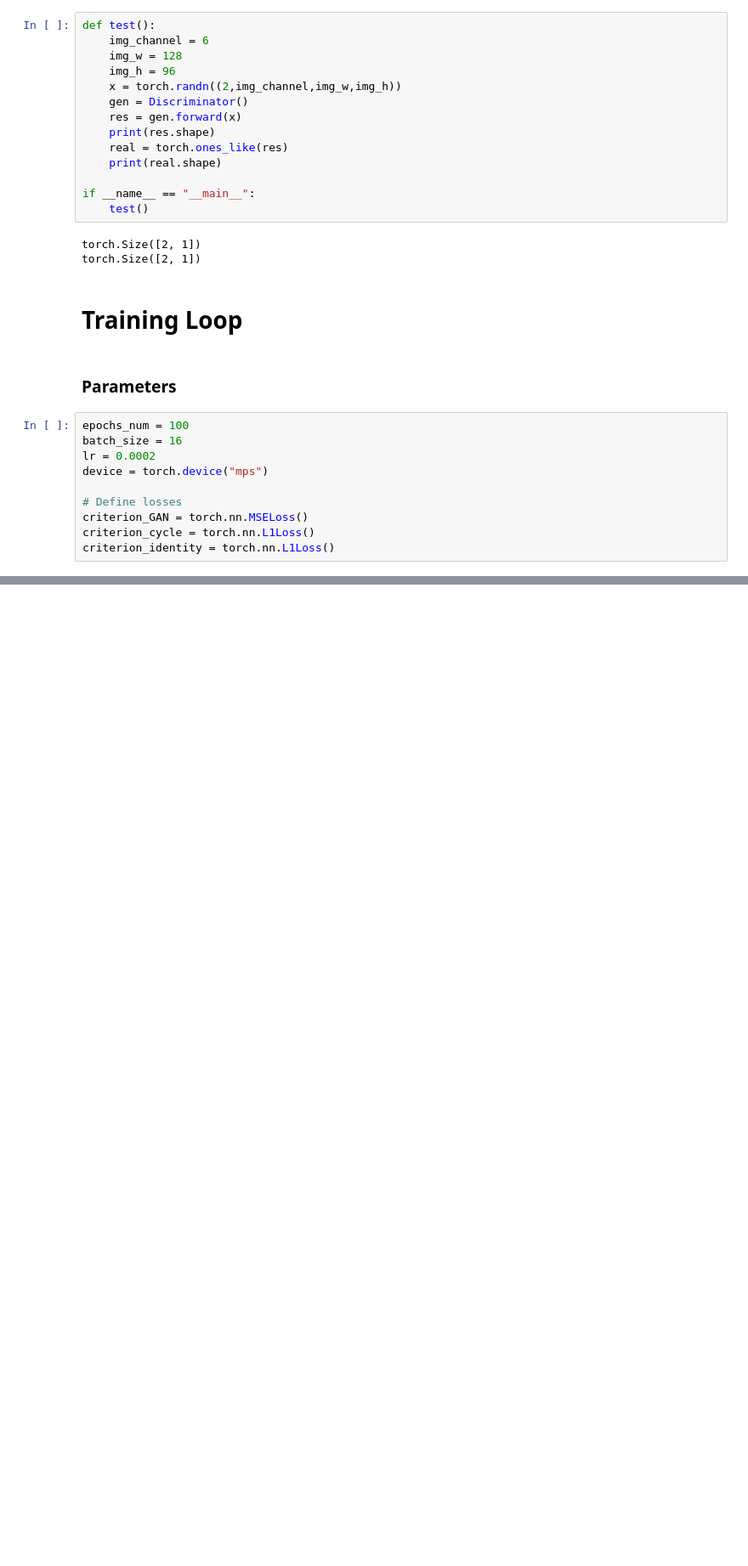
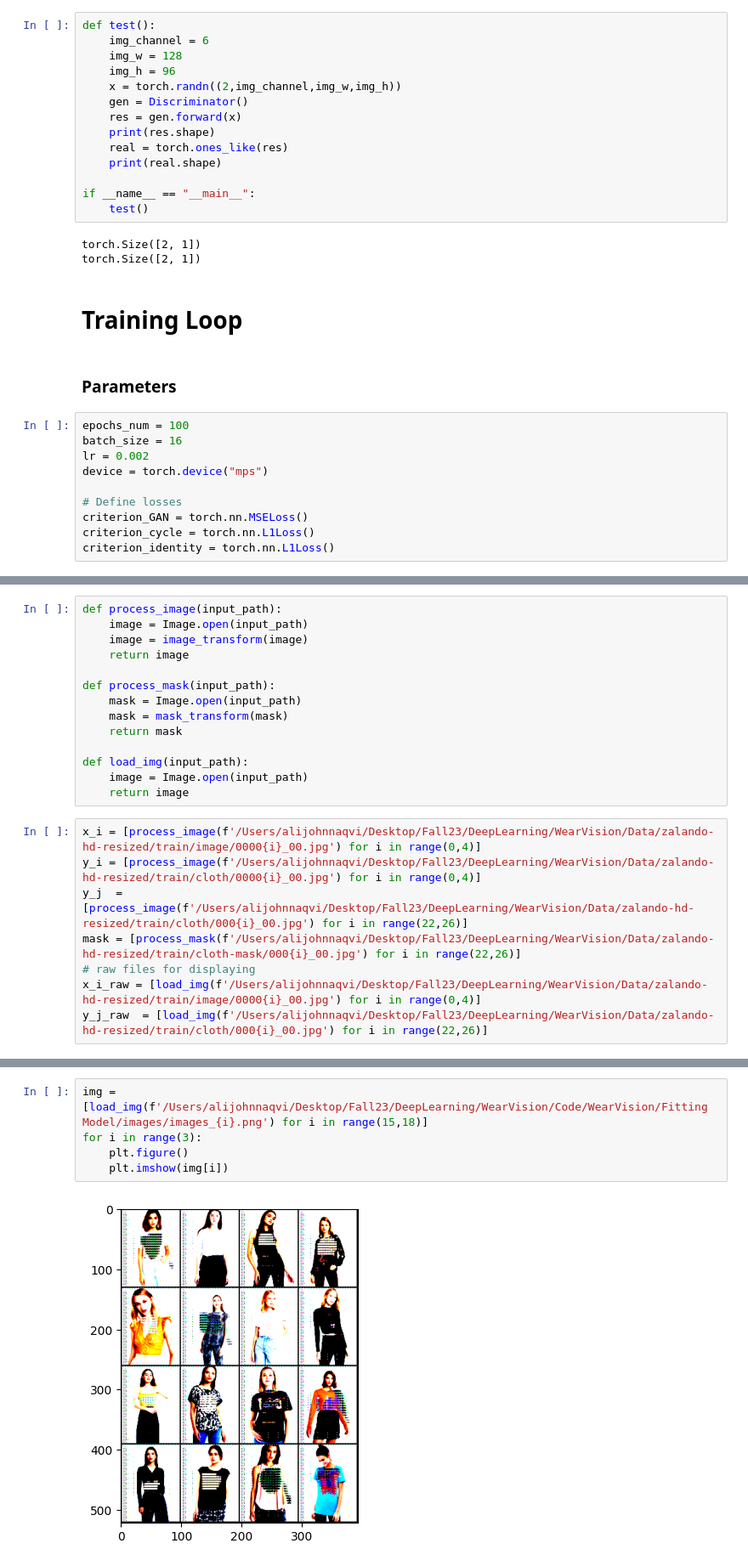
Before and after one commit to matthew-mcc/WearVision-599DeepLearning, a Jupyter notebook: Fitting Model/FittingModel.ipynb, the cells around one changed output, grey strips where cells are left out. Shown at 85% size. Saved outputs shown, nothing was run; the diff lists cells and outputs as text; blank space fills up the shorter version.

```diff
--- a/Fitting Model/FittingModel.ipynb
+++ b/Fitting Model/FittingModel.ipynb
@@ -329,7 +330,7 @@ torch.Size([2, 1])
 # %%
 epochs_num = 100
 batch_size = 16
-lr = 0.0002
+lr = 0.002
 device = torch.device("mps")
 
 # Define losses
@@ -840,0 +536,22 @@ KeyboardInterrupt:
+# %%
+def process_image(input_path):
+    image = Image.open(input_path)
+    image = image_transform(image)
+    return image
+
+def process_mask(input_path):
+    mask = Image.open(input_path)
+    mask = mask_transform(mask)
+    return mask
+
+def load_img(input_path):
+    image = Image.open(input_path)
+    return image
+# %%
+x_i = [process_image(f'/Users/alijohnnaqvi/Desktop/Fall23/DeepLearning/WearVision/Data/zalando-hd-resized/train/image/0000{i}_00.jpg') for i in range(0,4)]
+y_i = [process_image(f'/Users/alijohnnaqvi/Desktop/Fall23/DeepLearning/WearVision/Data/zalando-hd-resized/train/cloth/0000{i}_00.jpg') for i in range(0,4)]
+y_j  = [process_image(f'/Users/alijohnnaqvi/Desktop/Fall23/DeepLearning/WearVision/Data/zalando-hd-resized/train/cloth/000{i}_00.jpg') for i in range(22,26)]
+mask = [process_mask(f'/Users/alijohnnaqvi/Desktop/Fall23/DeepLearning/WearVision/Data/zalando-hd-resized/train/cloth-mask/000{i}_00.jpg') for i in range(22,26)]
+# raw files for displaying
+x_i_raw = [load_img(f'/Users/alijohnnaqvi/Desktop/Fall23/DeepLearning/WearVision/Data/zalando-hd-resized/train/image/0000{i}_00.jpg') for i in range(0,4)]
+y_j_raw  = [load_img(f'/Users/alijohnnaqvi/Desktop/Fall23/DeepLearning/WearVision/Data/zalando-hd-resized/train/cloth/000{i}_00.jpg') for i in range(22,26)]
@@ -840,0 +628,7 @@ KeyboardInterrupt:
+# %%
+img = [load_img(f'/Users/alijohnnaqvi/Desktop/Fall23/DeepLearning/WearVision/Code/WearVision/Fitting Model/images/images_{i}.png') for i in range(15,18)]
+for i in range(3):
+    plt.figure()
+    plt.imshow(img[i])
+# %% [output]
+[figure, added]
```
Also changed, not shown: parts of 19 cells of this notebook.
